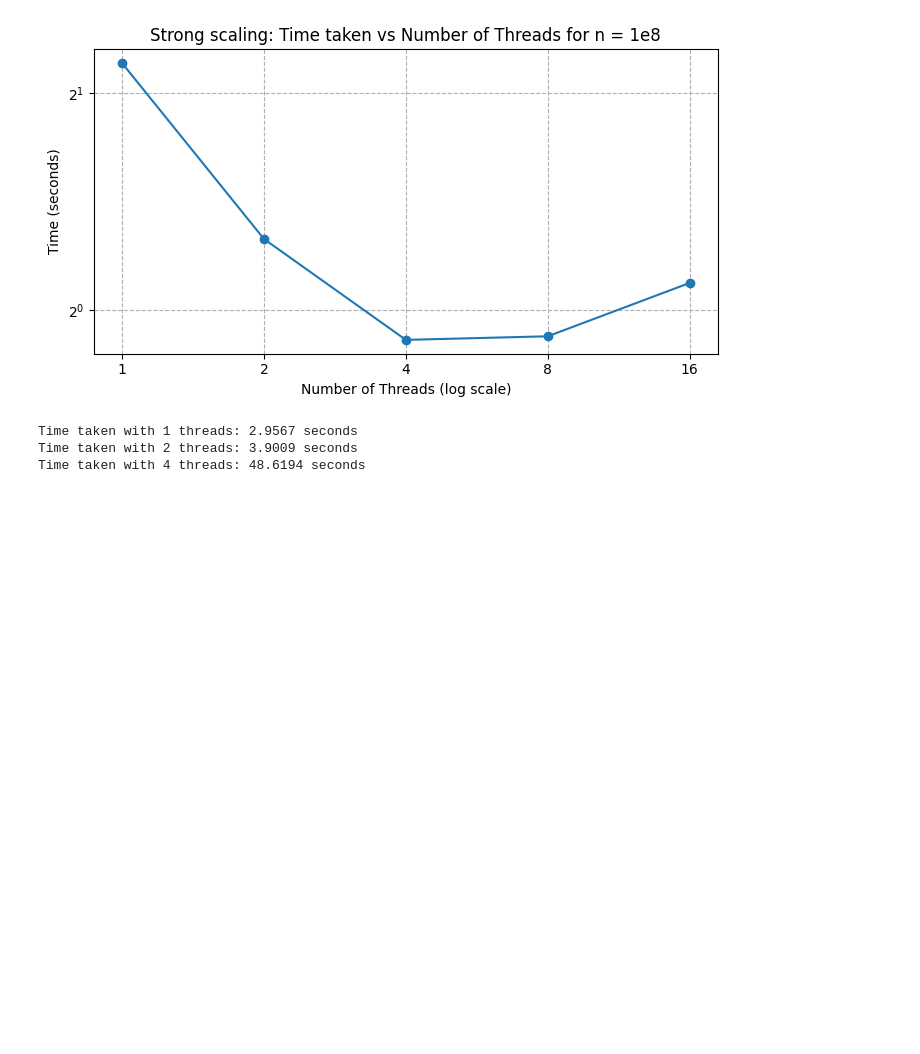
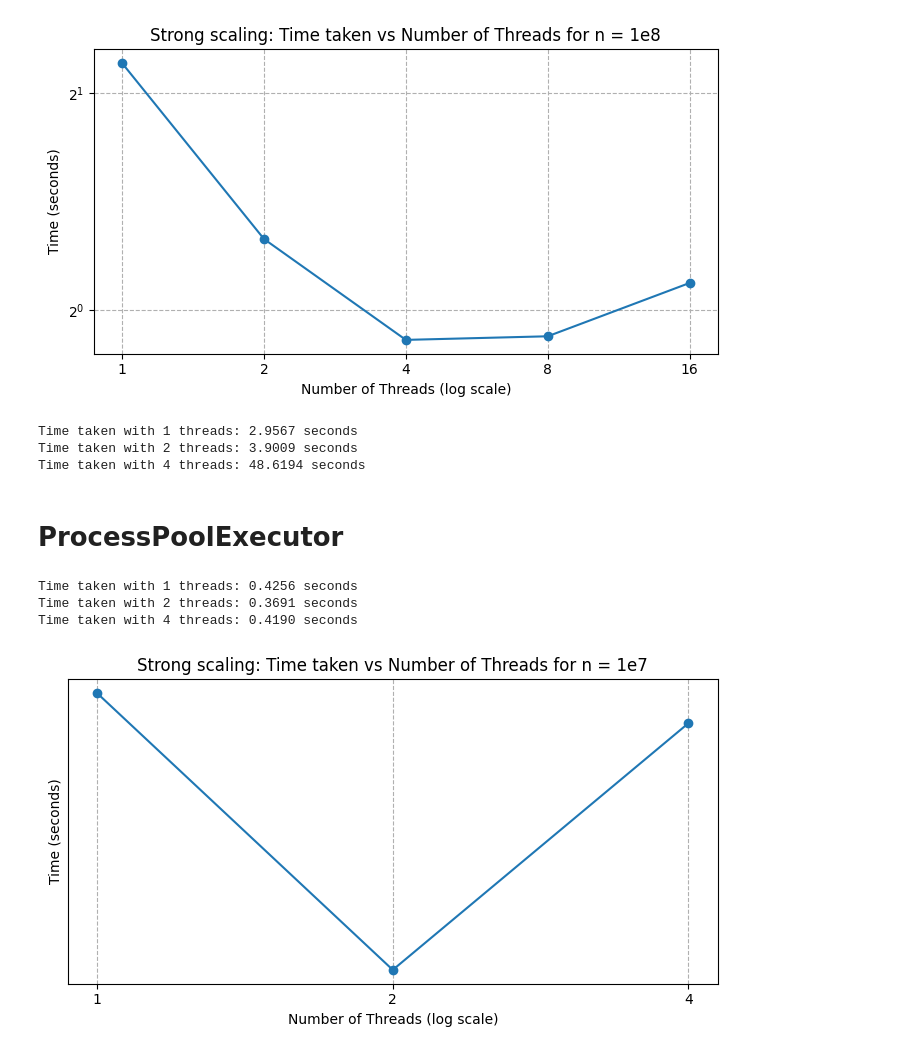
Before and after one commit to desaiamogh31/utd-hpc-course-repo, a Jupyter notebook: hw4/src/lorentz.ipynb, the cells around one changed output. Drawn from its saved outputs; the diff is of its cells as text; code cells hidden in the pictures; blank space fills up the shorter version.

```diff
--- a/hw4/src/lorentz.ipynb
+++ b/hw4/src/lorentz.ipynb
@@ -156,3 +156,42 @@ plt.show()
 Time taken with 1 threads: 2.9567 seconds
 Time taken with 2 threads: 3.9009 seconds
 Time taken with 4 threads: 48.6194 seconds
+# %% [markdown]
+
+# ProcessPoolExecutor
+# %%
+import ppe_lorentz
+
+import matplotlib.pyplot as plt
+
+#Strong Scaling
+n=1e7
+times=[]
+thread_counts = [1, 2, 4]
+for n_threads in thread_counts:
+    start_time = time.perf_counter()
+    local_counts = ppe_lorentz.run_ppe(n, max_workers=n_threads)
+    end_time = time.perf_counter()
+    thread_time =  end_time - start_time
+    times.append(thread_time)
+    print(f"Time taken with {n_threads} threads: {end_time - start_time:.4f} seconds")
+
+
+#plot_histogram(local_counts)
+
+plt.figure(figsize=(7, 4))
+plt.plot(thread_counts, times, marker='o')
+plt.xscale('log', base=2)
+plt.yscale('log', base=2)
+plt.xlabel('Number of Threads (log scale)')
+plt.ylabel('Time (seconds)')
+plt.title(f'Strong scaling: Time taken vs Number of Threads for n = 1e{int(np.log10(n))}')
+plt.grid(True, which="both", ls="--")
+plt.xticks(thread_counts, thread_counts)
+plt.tight_layout()
+plt.show()
+# %% [output]
+Time taken with 1 threads: 0.4256 seconds
+Time taken with 2 threads: 0.3691 seconds
+Time taken with 4 threads: 0.4190 seconds
+[figure, added]
```
Also changed, not shown: parts of 8 cells of this notebook, 8 other files.
